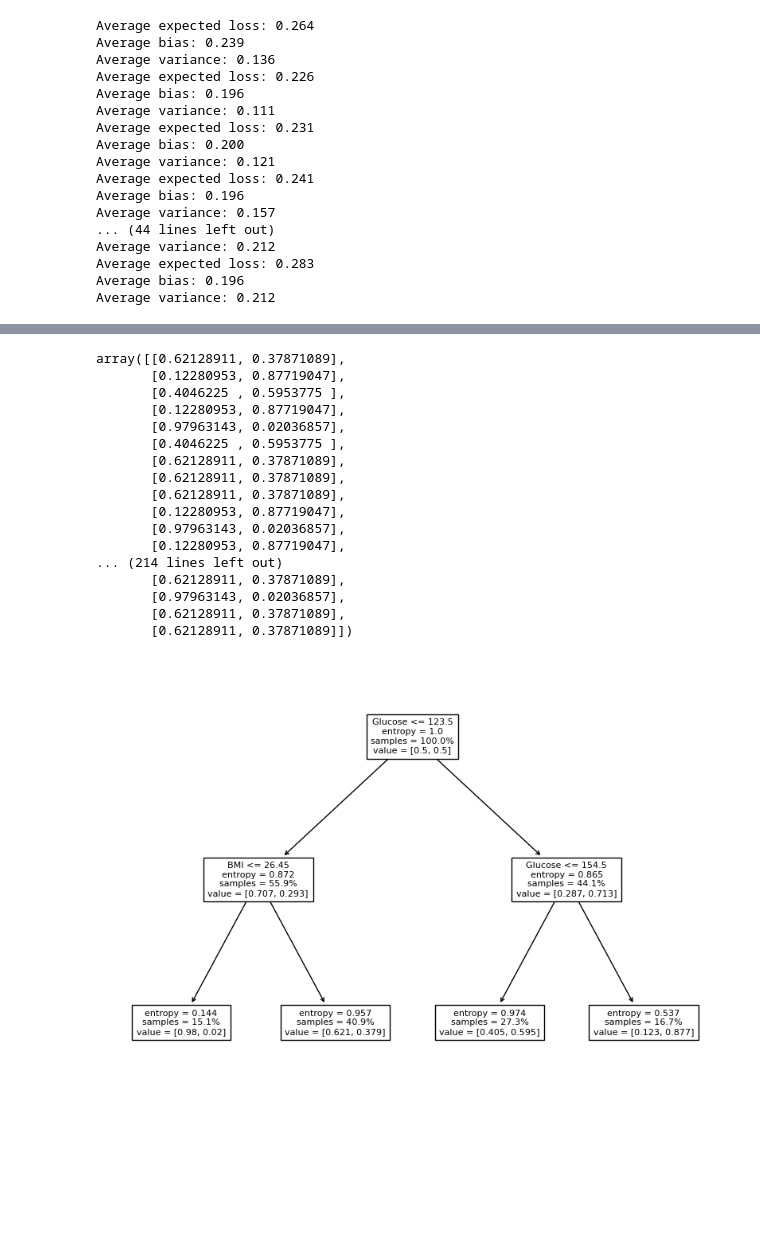
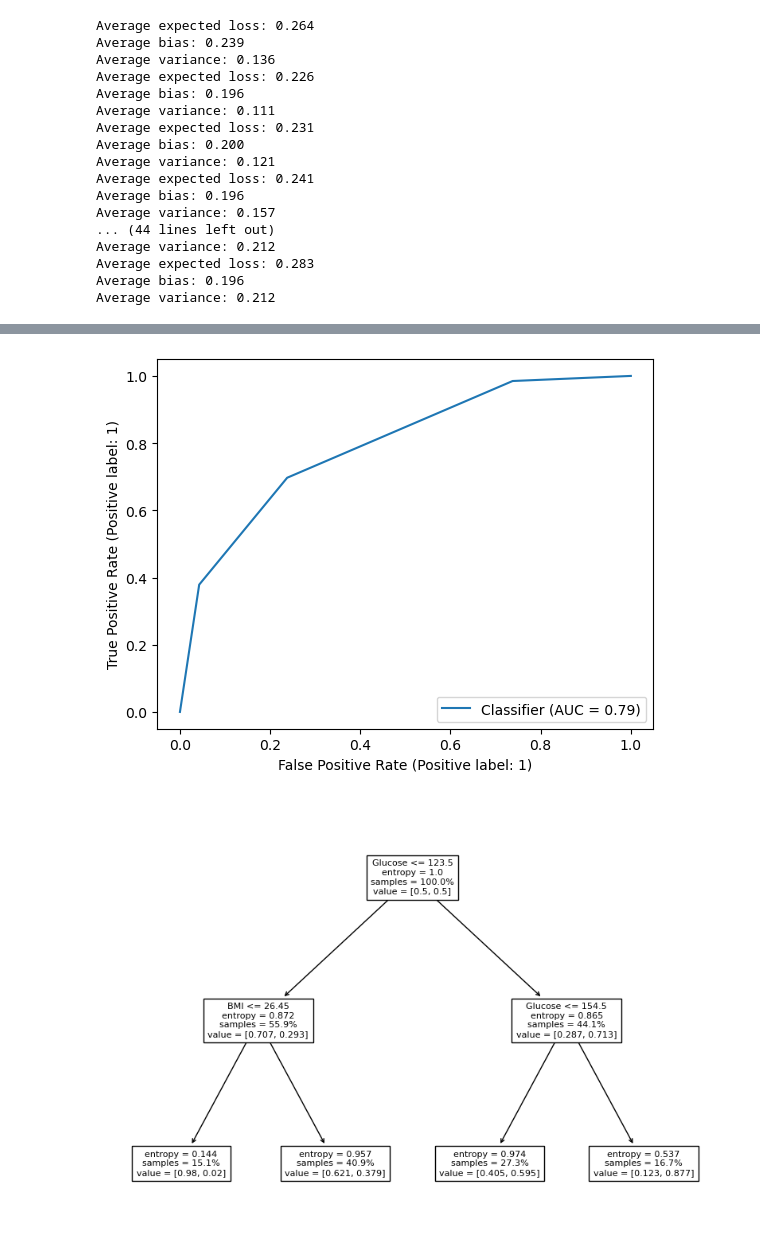
Before and after one commit to meenakshsundaram/AIML, a Jupyter notebook: DecisionTrees/src/diabetes/preprocessing.ipynb, the cells around one changed output, grey strips where cells are left out. Drawn from its saved outputs; the diff is of its cells as text; code cells hidden in the pictures; blank space fills up the shorter version.

```diff
--- a/DecisionTrees/src/diabetes/preprocessing.ipynb
+++ b/DecisionTrees/src/diabetes/preprocessing.ipynb
@@ -92,23 +87,8 @@ rocDisplay = metrics.RocCurveDisplay(fpr=fpr,tpr=tpr).plot()
-# %%
-proba_test_y
-# %% [output]
-array([[0.62128911, 0.37871089],
-       [0.12280953, 0.87719047],
-       [0.4046225 , 0.5953775 ],
-       [0.12280953, 0.87719047],
-       [0.97963143, 0.02036857],
-       [0.4046225 , 0.5953775 ],
-       [0.62128911, 0.37871089],
-       [0.62128911, 0.37871089],
-       [0.62128911, 0.37871089],
-       [0.12280953, 0.87719047],
-       [0.97963143, 0.02036857],
-       [0.12280953, 0.87719047],
-... (214 lines left out)
-       [0.62128911, 0.37871089],
-       [0.97963143, 0.02036857],
-       [0.62128911, 0.37871089],
-       [0.62128911, 0.37871089]])
+# %%
+
+rocDisplay = metrics.RocCurveDisplay.from_predictions(test_y_df,proba_test_y[:,1])
+# %% [output]
+[figure, added]
 # %%
 plt.figure(figsize=[10,7])
 txt=tree.plot_tree(dtree,fontsize=8,proportion=True)
```
Also changed, not shown: parts of 3 cells of this notebook, 7 other files.
